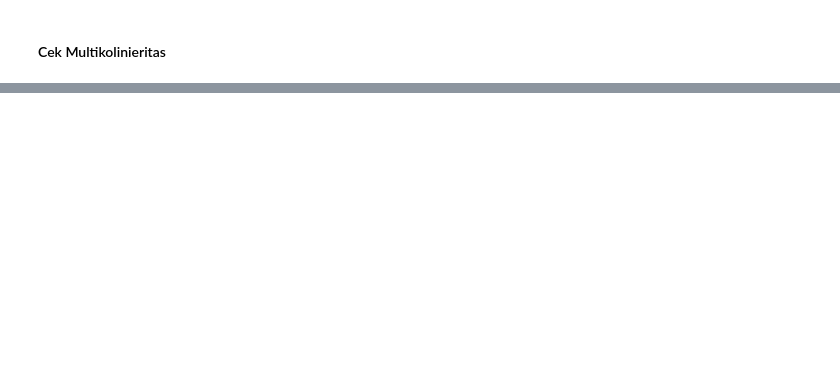
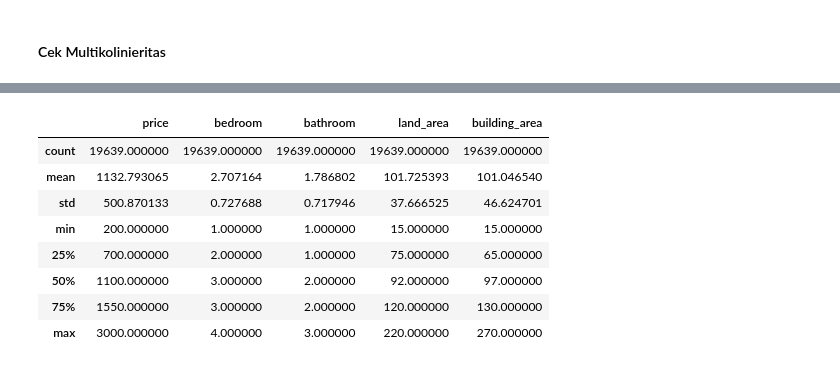
Before and after one commit to romzyalba/house_price_model, a Jupyter notebook: src/notebooks/preprocessing.ipynb, the cells around one changed output, grey strips where cells are left out. Drawn from its saved outputs; the diff is of its cells as text; code cells hidden in the pictures; blank space fills up the shorter version.

```diff
--- a/src/notebooks/preprocessing.ipynb
+++ b/src/notebooks/preprocessing.ipynb
@@ -201,0 +206,19 @@ plt.show()
+# %%
+def boundary_n_col(df, col, n, text1, text2=np.nan):
+    # Filter hanya data yang mengandung text1
+    df_surabaya = df[df[col].str.contains(text1, na=False)]
+
+    # Hitung jumlah kemunculan masing-masing lokasi
+    counts = df_surabaya[col].value_counts()
+
+    # Ambil lokasi dengan jumlah < n
+    locations_to_replace = counts[counts < n].index
+
+    # Ubah nilai location yang termasuk dalam daftar menjadi 'Surabaya'
+    df.loc[df[col].isin(locations_to_replace), col] = text2
+
+    return df
+# %%
+rumah123_df = boundary_n_col(rumah123_df, 'location', 10, ', Surabaya', 'Surabaya')
+rumah123_df = boundary_n_col(rumah123_df, 'location', 10, ', Gresik', 'Gresik')
+rumah123_df = boundary_n_col(rumah123_df, 'location', 10, ', Sidoarjo', 'Sidoarjo')
@@ -218,2 +257,14 @@ memory usage: 798.4+ KB
+# %%
+rumah123_df.describe()
+# %% [output]
+|  | price | bedroom | bathroom | land_area | building_area |
+| count | 19639.000000 | 19639.000000 | 19639.000000 | 19639.000000 | 19639.000000 |
+| mean | 1132.793065 | 2.707164 | 1.786802 | 101.725393 | 101.046540 |
+| std | 500.870133 | 0.727688 | 0.717946 | 37.666525 | 46.624701 |
+| min | 200.000000 | 1.000000 | 1.000000 | 15.000000 | 15.000000 |
+| 25% | 700.000000 | 2.000000 | 1.000000 | 75.000000 | 65.000000 |
+| 50% | 1100.000000 | 3.000000 | 2.000000 | 92.000000 | 97.000000 |
+| 75% | 1550.000000 | 3.000000 | 2.000000 | 120.000000 | 130.000000 |
+| max | 3000.000000 | 4.000000 | 3.000000 | 220.000000 | 270.000000 |
 # %%
 rumah123_df.to_csv("../../data/rumah123_ready.csv", index=False)
```
Also changed, not shown: parts of 19 cells of this notebook, 17 other files.
